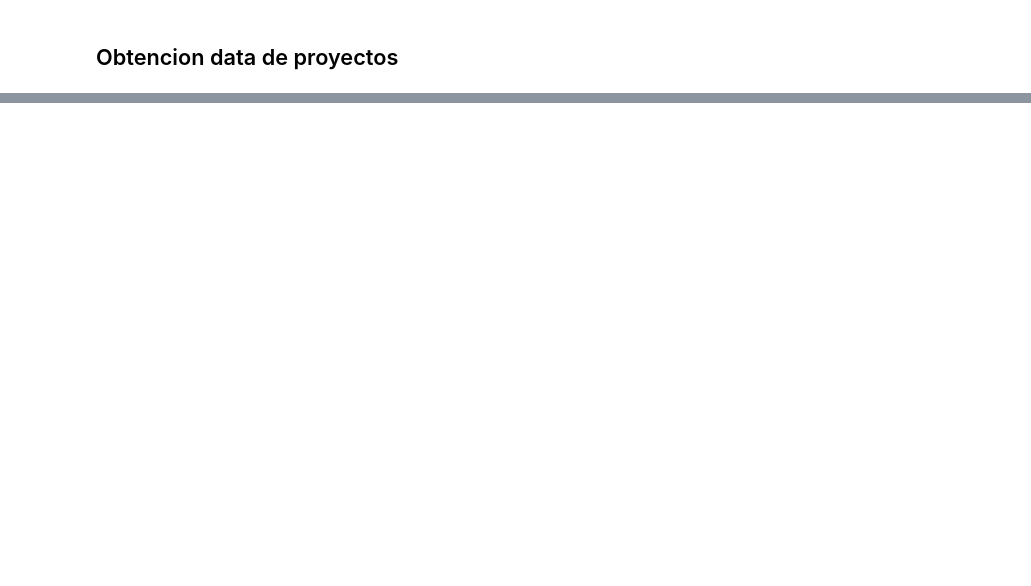
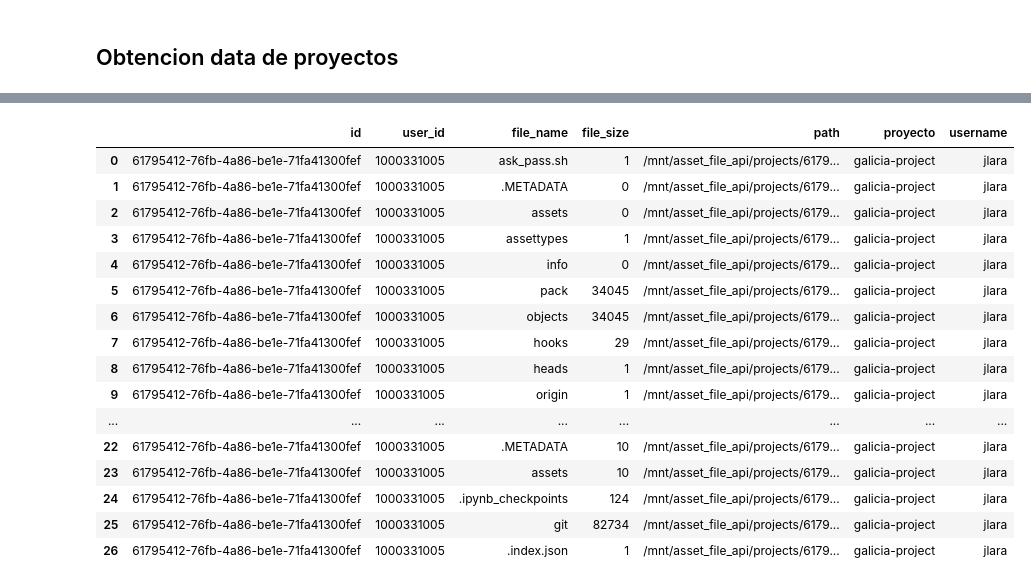
Before and after one commit to julio-lara-lopez/fyre-cpd, a Jupyter notebook: file_asset_api_pvc.ipynb, the cells around one changed output, grey strips where cells are left out. Drawn from its saved outputs; the diff is of its cells as text; code cells hidden in the pictures; blank space fills up the shorter version.

```diff
--- a/file_asset_api_pvc.ipynb
+++ b/file_asset_api_pvc.ipynb
@@ -21,3 +17,4 @@ import json
 from dotenv import load_dotenv
 #deshabilita alertas
 urllib3.disable_warnings(urllib3.exceptions.InsecureRequestWarning)
+pd.set_option('display.max_colwidth', False)
@@ -261,0 +306,22 @@ except Exception as e:
+# %%
+proyectos=pd.read_csv("data_proyectos.csv")
+# %%
+proyectos
+# %% [output]
+|  | id | user_id | file_name | file_size | path | proyecto | username |
+| 0 | 61795412-76fb-4a86-be1e-71fa41300fef | 1000331005 | ask_pass.sh | 1 | /mnt/asset_file_api/projects/6179... | galicia-project | jlara |
+| 1 | 61795412-76fb-4a86-be1e-71fa41300fef | 1000331005 | .METADATA | 0 | /mnt/asset_file_api/projects/6179... | galicia-project | jlara |
+| 2 | 61795412-76fb-4a86-be1e-71fa41300fef | 1000331005 | assets | 0 | /mnt/asset_file_api/projects/6179... | galicia-project | jlara |
+| 3 | 61795412-76fb-4a86-be1e-71fa41300fef | 1000331005 | assettypes | 1 | /mnt/asset_file_api/projects/6179... | galicia-project | jlara |
+| 4 | 61795412-76fb-4a86-be1e-71fa41300fef | 1000331005 | info | 0 | /mnt/asset_file_api/projects/6179... | galicia-project | jlara |
+| 5 | 61795412-76fb-4a86-be1e-71fa41300fef | 1000331005 | pack | 34045 | /mnt/asset_file_api/projects/6179... | galicia-project | jlara |
+| 6 | 61795412-76fb-4a86-be1e-71fa41300fef | 1000331005 | objects | 34045 | /mnt/asset_file_api/projects/6179... | galicia-project | jlara |
+| 7 | 61795412-76fb-4a86-be1e-71fa41300fef | 1000331005 | hooks | 29 | /mnt/asset_file_api/projects/6179... | galicia-project | jlara |
+| 8 | 61795412-76fb-4a86-be1e-71fa41300fef | 1000331005 | heads | 1 | /mnt/asset_file_api/projects/6179... | galicia-project | jlara |
+| 9 | 61795412-76fb-4a86-be1e-71fa41300fef | 1000331005 | origin | 1 | /mnt/asset_file_api/projects/6179... | galicia-project | jlara |
+| ... | ... | ... | ... | ... | ... | ... | ... |
+| 22 | 61795412-76fb-4a86-be1e-71fa41300fef | 1000331005 | .METADATA | 10 | /mnt/asset_file_api/projects/6179... | galicia-project | jlara |
+| 23 | 61795412-76fb-4a86-be1e-71fa41300fef | 1000331005 | assets | 10 | /mnt/asset_file_api/projects/6179... | galicia-project | jlara |
+| 24 | 61795412-76fb-4a86-be1e-71fa41300fef | 1000331005 | .ipynb_checkpoints | 124 | /mnt/asset_file_api/projects/6179... | galicia-project | jlara |
+| 25 | 61795412-76fb-4a86-be1e-71fa41300fef | 1000331005 | git | 82734 | /mnt/asset_file_api/projects/6179... | galicia-project | jlara |
+| 26 | 61795412-76fb-4a86-be1e-71fa41300fef | 1000331005 | .index.json | 1 | /mnt/asset_file_api/projects/6179... | galicia-project | jlara |
```
Also changed, not shown: parts of 30 cells of this notebook, 5 other files.
